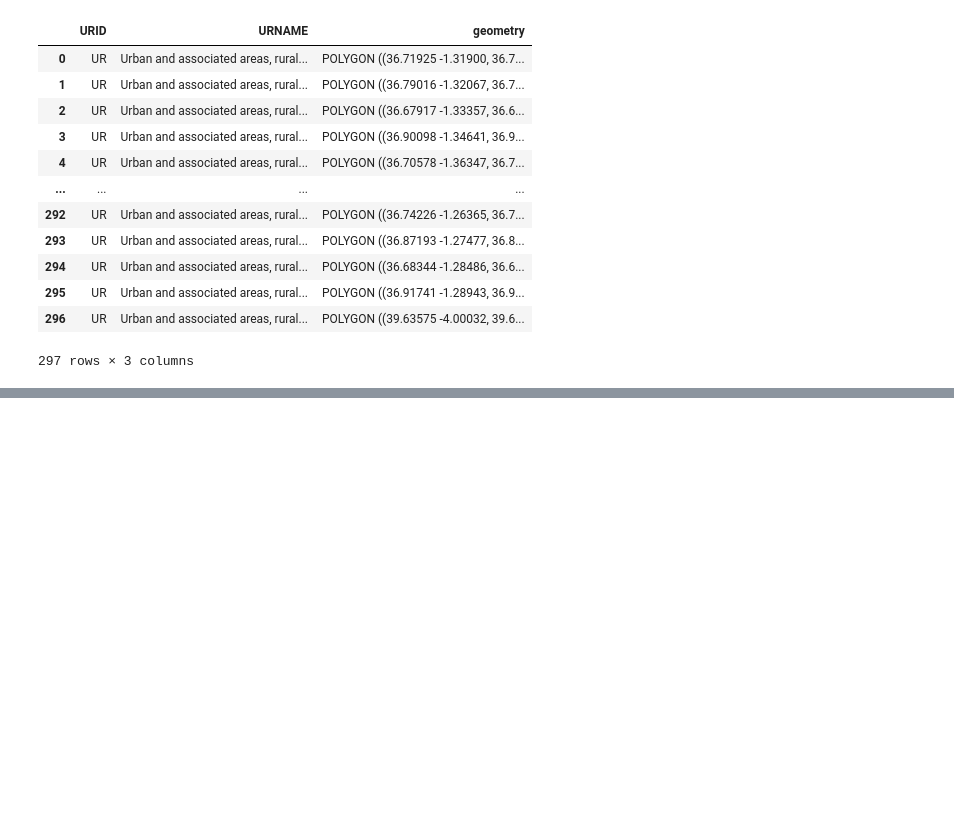
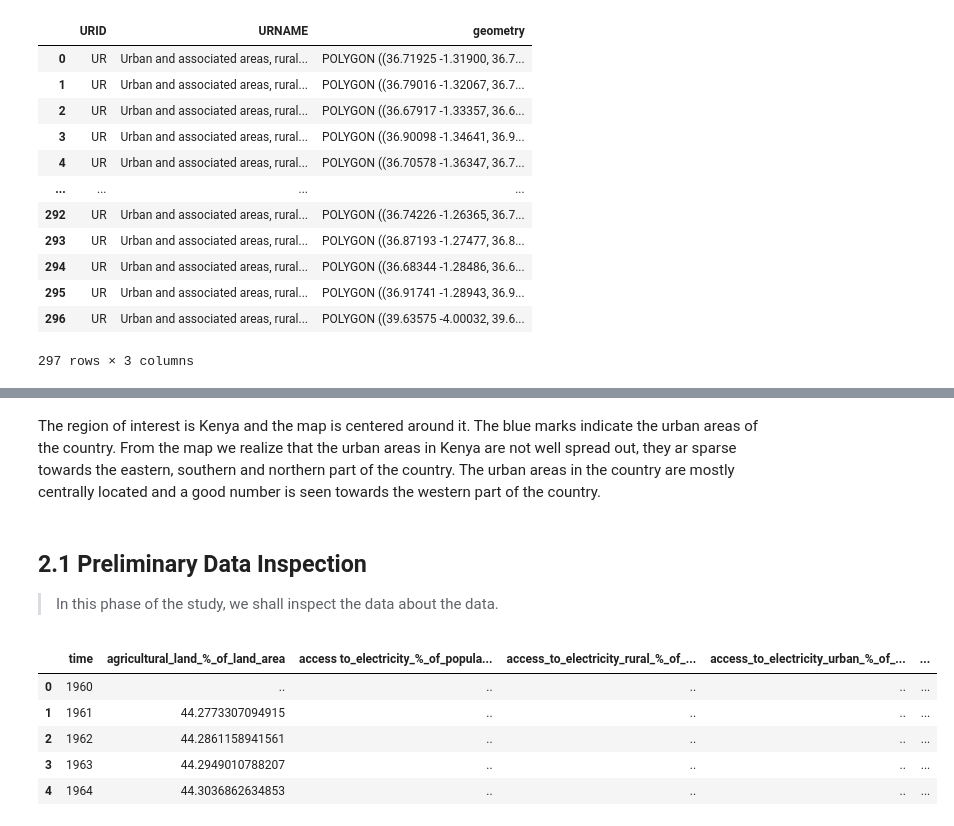
Before and after one commit to teofizzy/dte_datathon, a Jupyter notebook: src/challenges/challenge_1/index.ipynb, the cells around one changed output, grey strips where cells are left out. Cells and saved outputs as stored; diff of their text form; code cells hidden in the pictures; blank space fills up the shorter version.

```diff
--- a/src/challenges/challenge_1/index.ipynb
+++ b/src/challenges/challenge_1/index.ipynb
@@ -62,14 +69,25 @@ folium.GeoJson(ke_urban_shapefile).add_to(m)
 m
 # %% [output]
 [interactive output not drawn]
+# %% [markdown]
+The region of interest is Kenya and the map is centered around it. The blue marks indicate the urban areas of the country. From the map we realize that the urban areas in Kenya are not well spread out, they ar sparse towards the eastern, southern and northern part of the country. The urban areas in the country are mostly centrally located and a good number is seen towards the western part of the country.
 # %%
 # save the map
 m.save(base_dir+'src/data/ke_urbanareas/kenyan_urbanareas_folium_map.html')
+# %% [markdown]
+## 2.1 Preliminary Data Inspection
+> In this phase of the study, we shall inspect the data about the data.
 # %%
-# load the data
-gdp = pd.read_csv(base_dir+'src/data/kenya-gdp-gross-domestic-product.csv')
-health_exp = pd.read_csv(base_dir+'src/data/kenya-healthcare-spending.csv')
-rural_pop = pd.read_csv(base_dir+'src/data/kenya-rural-population.csv')
-unemp = pd.read_csv(base_dir+'src/data/kenya-unemployment-rate.csv')
-urban_pop = pd.read_csv(base_dir+'src/data/kenya-urban-population.csv')
-youth_unemp = pd.read_csv(base_dir+'src/data/kenya-youth-unemployment-rate.csv')
+# load data
+df1 = pd.read_csv(base_dir+'src/data/agriculture-electricity-health.csv')
+df2 = pd.read_csv(base_dir+'src/data/gdp-population-rural.csv')
+
+# preview
+df1.head()
+# %% [output]
+|  | time | agricultural_land_%_of_land_area | access to_electricity_%_of_popula... | access_to_electricity_rural_%_of_... | access_to_electricity_urban_%_of_... | ... |
+| 0 | 1960 | .. | .. | .. | .. | ... |
+| 1 | 1961 | 44.2773307094915 | .. | .. | .. | ... |
+| 2 | 1962 | 44.2861158941561 | .. | .. | .. | ... |
+| 3 | 1963 | 44.2949010788207 | .. | .. | .. | ... |
+| 4 | 1964 | 44.3036862634853 | .. | .. | .. | ... |
```
Also changed, not shown: parts of 11 cells of this notebook, 2 other files.
